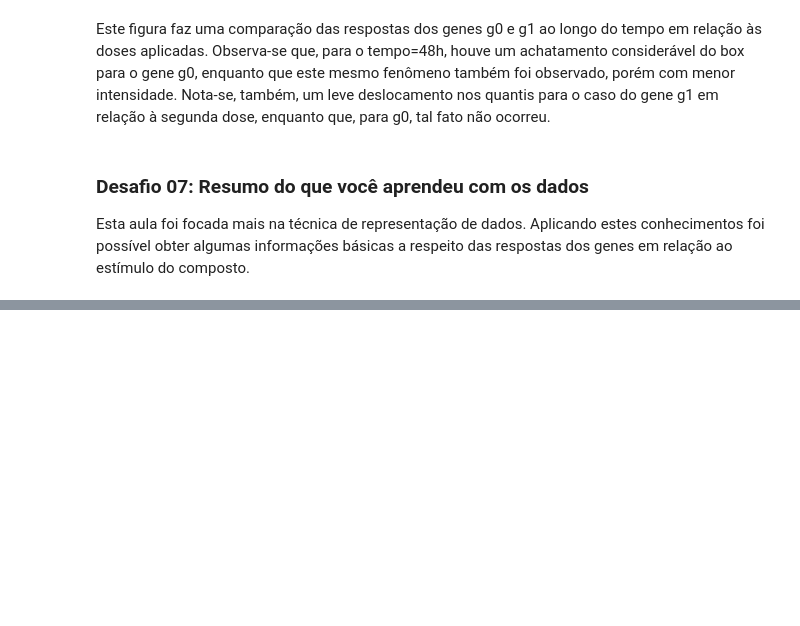
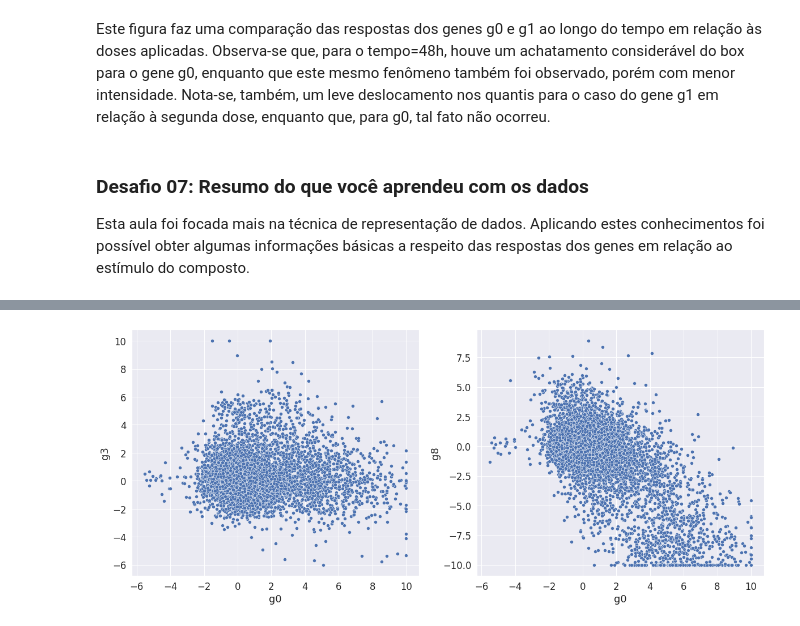
Before and after one commit to abasilio91/imersao_alura, a Jupyter notebook: imersaoAlura.ipynb, the cells around one changed output, grey strips where cells are left out. Drawn from its saved outputs; the diff is of its cells as text; code cells hidden in the pictures; blank space fills up the shorter version.

```diff
--- a/imersaoAlura.ipynb
+++ b/imersaoAlura.ipynb
@@ -378,0 +397,7 @@ Esta aula foi focada mais na técnica de representação de dados. Aplicando est
+# %%
+fig, axs = plt.subplots(1,2,figsize=(20,8))
+
+ax = sns.scatterplot(x='g0', y='g3', ax=axs[0], data=dados)
+ax = sns.scatterplot(x='g0', y='g8', ax=axs[1], data=dados)
+# %% [output]
+[figure, added]
```
Also changed, not shown: parts of 28 cells of this notebook.
